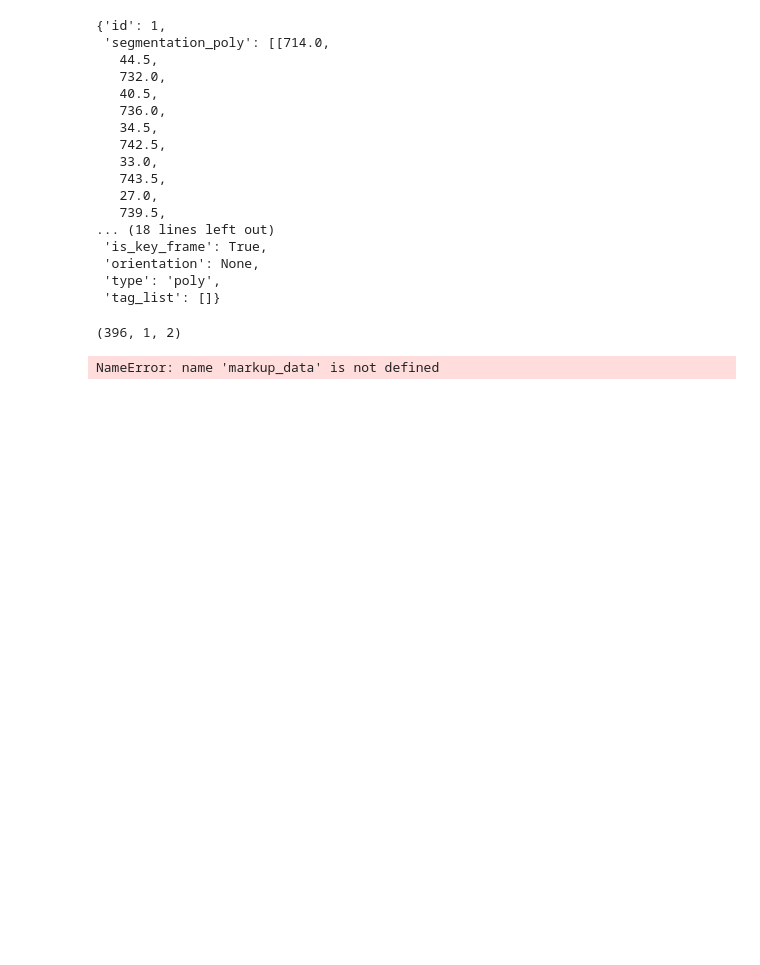
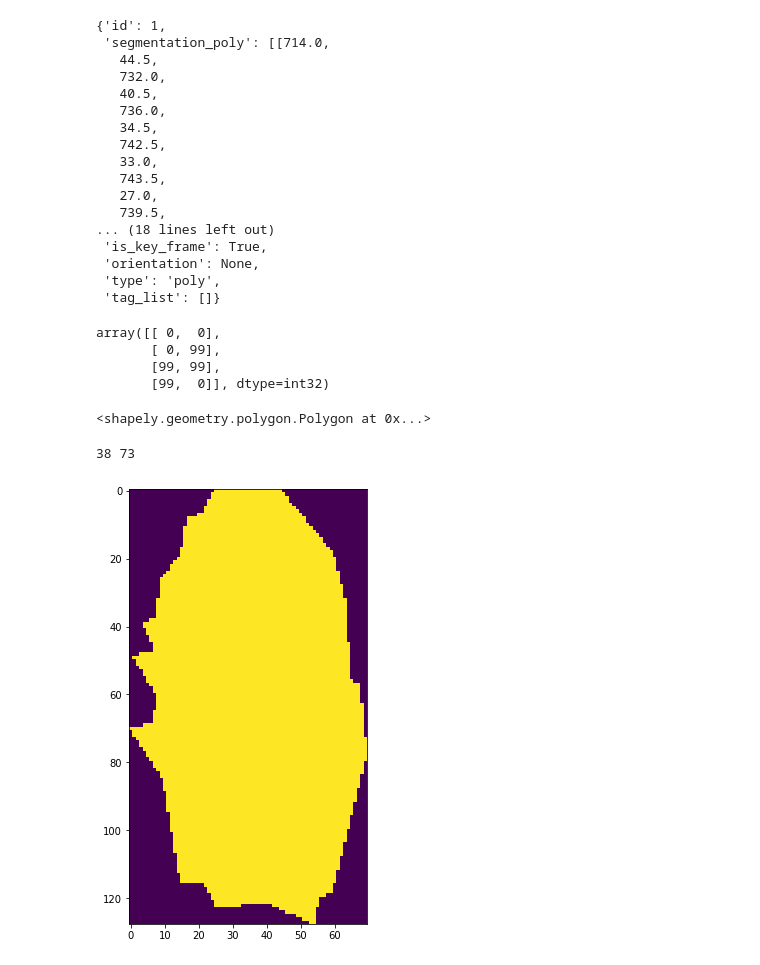
Before and after one commit to AlexeySrus/nenets_walruses, a Jupyter notebook: data_tests.ipynb, the cells around one changed output. Saved outputs shown, nothing was run; the diff lists cells and outputs as text; code cells hidden in the pictures; blank space fills up the shorter version.

```diff
--- a/data_tests.ipynb
+++ b/data_tests.ipynb
@@ -43,30 +45,44 @@ markup_data[0]
 # %%
 img = np.ones((100, 100), dtype=np.uint8)*255
 
-contours, hierarchy = cv2.findContours(img, cv2.RETR_EXTERNAL, cv2.CHAIN_APPROX_NONE)
-contours[0].shape
+contours, hierarchy = cv2.findContours(img, cv2.RETR_EXTERNAL, cv2.CHAIN_APPROX_SIMPLE)
+
+list(contours).sort(key=lambda _x: cv2.contourArea(_x))
+
+contours[0].squeeze(1)
 # %% [output]
-(396, 1, 2)
+array([[ 0,  0],
+       [ 0, 99],
+       [99, 99],
+       [99,  0]], dtype=int32)
+# %%
+poly1 = Polygon(np.array(markup_data[0]['segmentation_poly']).reshape(-1, 2))
+poly2 = Polygon(np.array(markup_data[1]['segmentation_poly']).reshape(-1, 2))
+
+poly1.union(poly2).convex_hull
+# %% [output]
+<shapely.geometry.polygon.Polygon at 0x...>
 # %%
 from shapely import ops
 from shapely.ops import voronoi_diagram
 d = markup_data[9]
 poly = Polygon(np.array(d['segmentation_poly']).reshape(-1, 2))
 
 ppoints = np.array(poly.exterior.xy).T.astype(np.float32)
 box = cv2.boundingRect(ppoints)
 ppoints -= box[:2]
 ppoints = np.expand_dims(ppoints, axis=1).astype(np.int0)
-
+a
 mask = np.zeros((box[3], box[2]), dtype=np.uint8)
 mask = cv2.drawContours(mask, [ppoints], 0, 255, -1)
 dres = cv2.distanceTransform(mask, cv2.DIST_L2, 5, cv2.DIST_LABEL_PIXEL)
 _, _, _, (cx, cy) = cv2.minMaxLoc(dres, None)
 
 print(cx, cy)
 
 plt.figure(figsize=(8, 8))
 plt.imshow(mask)
 plt.show()
 # %% [output]
-NameError: name 'markup_data' is not defined
+38 73
+[figure, added]
```
Also changed, not shown: parts of 6 cells of this notebook, 5 other files.
